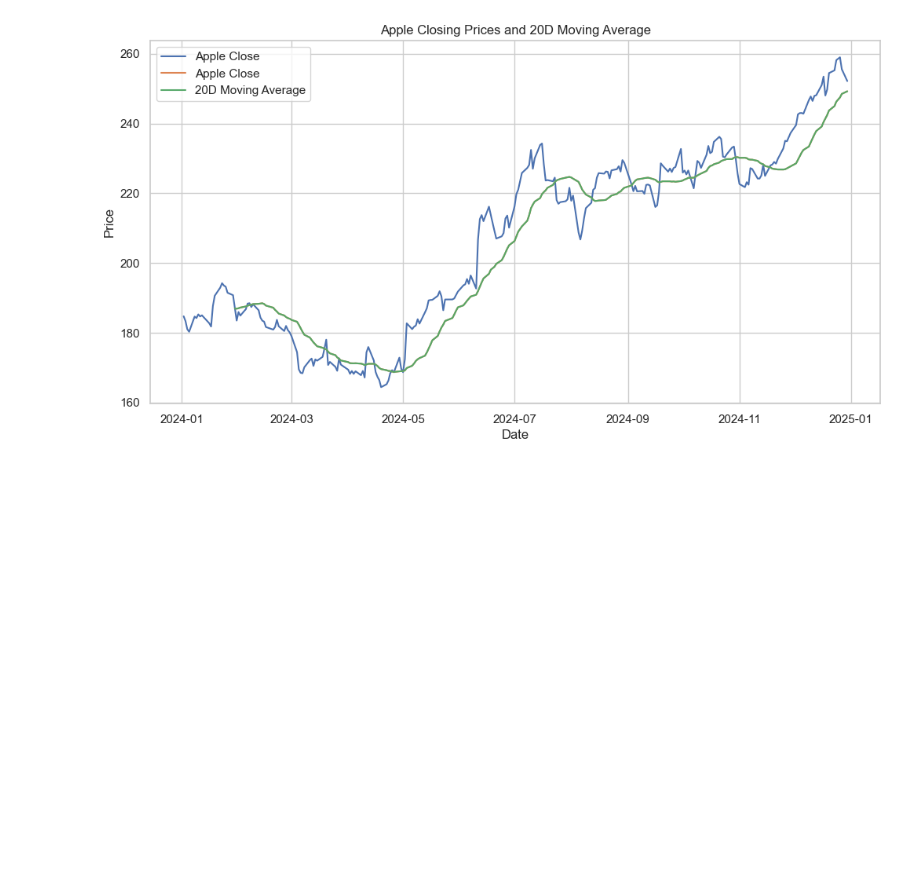
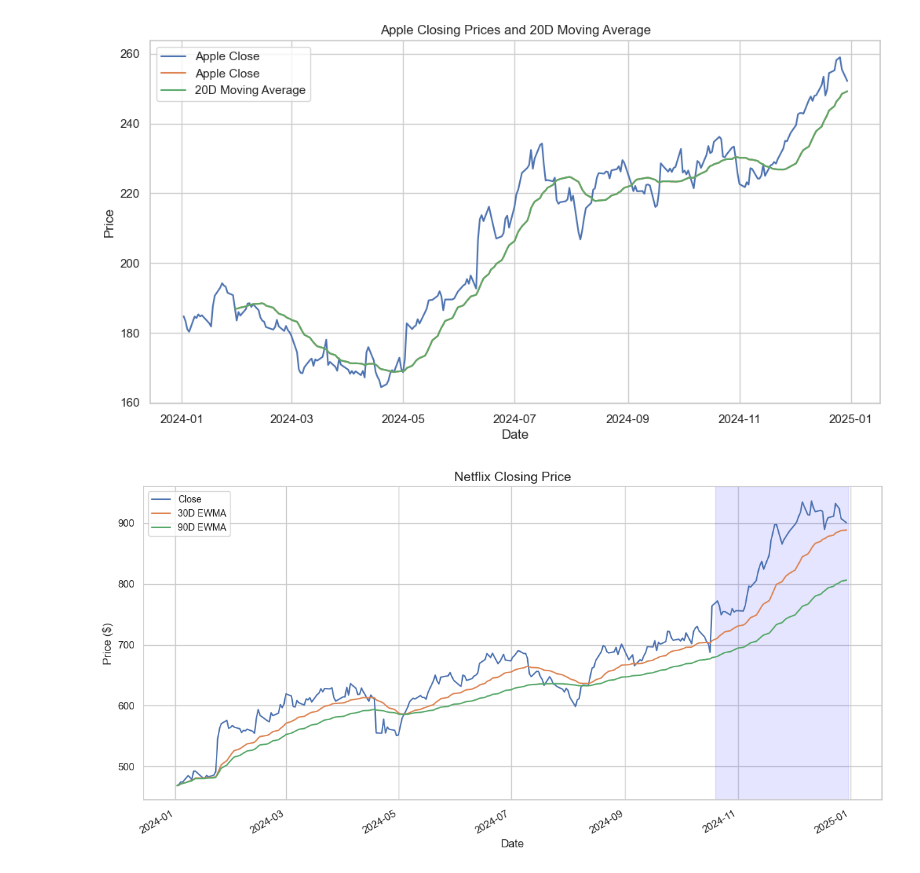
Before and after one commit to alanmossinger/Financial_Analysis, a Jupyter notebook: Financial_Analysis_MADS.ipynb, the cells around one changed output. Drawn from its saved outputs; the diff is of its cells as text; code cells hidden in the pictures; blank space fills up the shorter version.

```diff
--- a/Financial_Analysis_MADS.ipynb
+++ b/Financial_Analysis_MADS.ipynb
@@ -806,3 +832,48 @@ Try using .loc[row_indexer,col_indexer] = value instead
 See the caveats in the documentation: https://pandas.pydata.org/pandas-docs/stable/user_guide/indexing.html#returning-a-view-versus-a-copy
   stock_data[f'{window}D_MA'] = stock_data.rolling(window=window).mean()
 [figure]
+# %%
+# Exponential moving average
+
+file_path = r'C:\Users\alanm\OneDrive\Documents\MADS\Capstone1\GitHub_Project\NFLX_data.csv'
+
+# Reload the dataset with appropriate adjustments to align headers
+nflx_data_corrected = pd.read_csv(file_path, skiprows=2)
+
+# Rename columns for better clarity
+nflx_data_corrected.columns = ['Date', 'Close', 'High', 'Low', 'Open', 'Volume']
+
+# Drop rows where 'Date' is invalid (e.g., metadata rows)
+nflx_data_corrected = nflx_data_corrected[~nflx_data_corrected['Date'].str.contains('Date', na=False)]
+
+# Convert 'Date' to datetime and set it as the index
+nflx_data_corrected['Date'] = pd.to_datetime(nflx_data_corrected['Date'])
+nflx_data_corrected.set_index('Date', inplace=True)
+
+# Convert numeric columns to the correct data type
+nflx_data_corrected[['Close', 'High', 'Low', 'Open', 'Volume']] = nflx_data_corrected[
+    ['Close', 'High', 'Low', 'Open', 'Volume']
+].apply(pd.to_numeric)
+
+# Calculate Exponential Moving Averages (EWMA)
+nflx_data_corrected['30D EWMA'] = nflx_data_corrected['Close'].ewm(span=30).mean()
+nflx_data_corrected['90D EWMA'] = nflx_data_corrected['Close'].ewm(span=90).mean()
+
+# Plotting
+plt.figure(figsize=(12, 6))
+ax = nflx_data_corrected[['Close', '30D EWMA', '90D EWMA']].plot(ax=plt.gca(), linewidth=1.5)
+
+# Shade the region between specific dates
+plt.axvspan(pd.Timestamp('2024-10-20'), pd.Timestamp('2024-12-31'), color='blue', alpha=0.1)
+
+# Add labels, title, and legend
+ax.set_title('Netflix Closing Price', fontsize=14)
+ax.set_ylabel('Price ($)', fontsize=12)
+ax.legend(loc='upper left', fontsize=10)
+plt.grid(True)
+plt.tight_layout()
+
+# Display the plot
+plt.show()
+# %% [output]
+[figure, added]
```
Also changed, not shown: parts of 3 cells of this notebook.
